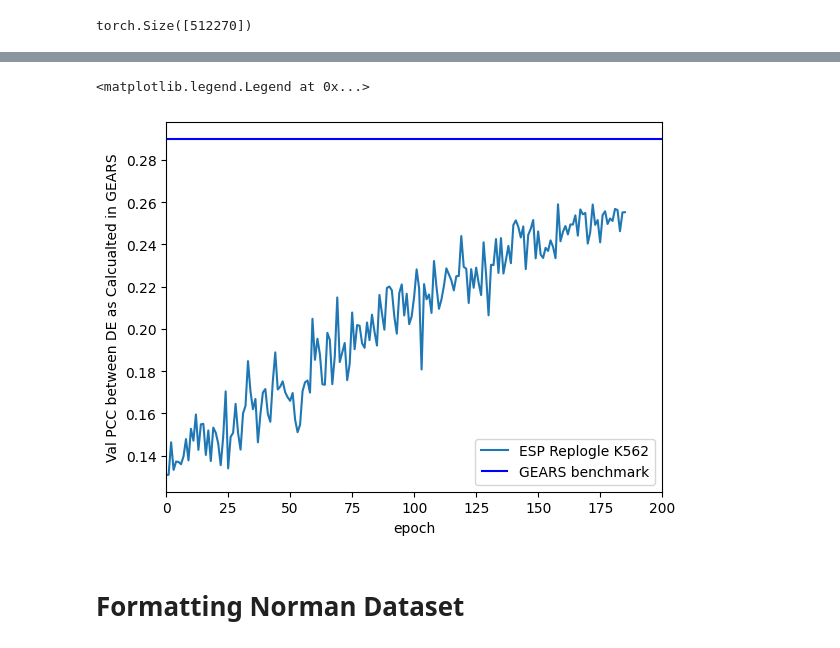
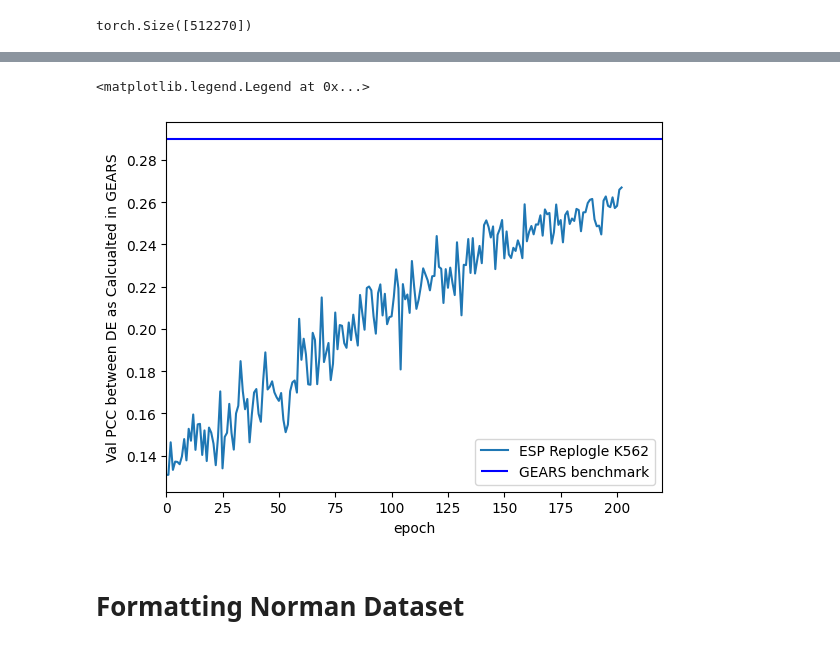
Before and after one commit to synthetic-tensors/caduceus, a Jupyter notebook: crispr_data_wrangling.ipynb, the cells around one changed output, grey strips where cells are left out. Saved outputs shown, nothing was run; the diff lists cells and outputs as text; code cells hidden in the pictures.

```diff
--- a/crispr_data_wrangling.ipynb
+++ b/crispr_data_wrangling.ipynb
@@ -976,8 +978,0 @@ lof, laf= get_files(10)
-# %%
-lof_c= [torch.cat(x) for x in lof]
-laf_c= [torch.cat(x) for x in laf]
-
-for x in lof_c:
-    print(x.shape)
-for x in laf_c:
-    print(x.shape)
@@ -1020,8 +998,10 @@ import os
 import torch
 def get_ctrl(rank):
     batch_size = 4
-    path = {'de':'dataset_gears_replogle_sgrna_de_bulk_8gpu',
-                'ex':'dataset_gears_replogle_sgrna_bulk_8gpu'}
+    #path = {'de':'dataset_gears_replogle_sgrna_de_bulk_8gpu',
+    #            'ex':'dataset_gears_replogle_sgrna_bulk_8gpu'}
+    path = {'de':'dataset_gears_norman_sgrna_de_bulk_8gpu',
+                'ex':'dataset_gears_norman_sgrna_bulk_8gpu'}
     res = {}
     for k,v in path.items():
         dataset = datasets.load_from_disk(os.path.join(v,f'gpu_{rank}')).with_format('torch')
@@ -1158,9 +1138,10 @@ torch.Size([512270])
 # %%
 from torch.nn import functional as F
 coefs = []
-max_epoch=90
+max_epoch=10
 for i in range(max_epoch):
-    path = 'outputs/2024-12-16'
+    path = 'outputs/2024-12-17/03-05-32'
+    #path = 'outputs/2024-12-16'
     #path = 'outputs/2024-12-15'
     lofn, lafn = get_files(i,path)
     lode = ctrl_norm-lofn
@@ -1170,8 +1151,9 @@ for i in range(max_epoch):
     #fast_plot(lade,lode,"Labels","Logits")
 #plt.show
 plt.figure()
-fast_plot(lade,lode,"Labels","Logits")
-#plt.xlim(10,30)
-#plt.ylim(-0.3,0.3)
+#fast_plot(lade,lode,"Labels","Logits")
+plt.plot(lade,lode,'o',alpha=0.1)
+plt.xlim(-0.3,0.3)
+plt.ylim(-0.3,0.3)
 #plt.plot(list(range(max_epoch)), coefs)
 # %% [output]
@@ -1179,3 +1162,4 @@ RuntimeError: torch.cat(): expected a non-empty list of Tensors
 # %%
 #coefs=coefs_save
-#coefs_save=coefs
+coefs_save+=coefs
+#coefs_save = coefs
@@ -1182,14 +1177,14 @@ RuntimeError: torch.cat(): expected a non-empty list of Tensors
 # %%
-plt.plot(list(range(max_epoch+99)), coefs_save+coefs, label="ESP Replogle K562")
+plt.plot(list(range(max_epoch+200)), coefs_save+coefs, label="ESP Replogle K562")
 #plt.vlines(99,min(coefs_save),0.31,'r')
-plt.hlines(0.29, 0, 200,'b',label='GEARS benchmark')
-plt.xlim(0,200)
+plt.hlines(0.29, 0, 220,'b',label='GEARS benchmark')
+plt.xlim(0,220)
 plt.xlabel('epoch')
 plt.ylabel('Val PCC between DE as Calcualted in GEARS')
 plt.legend(loc='lower right')
 # %% [output]
 <matplotlib.legend.Legend at 0x...>
-[figure, old version]
+[figure, new version]
 # %% [markdown]
 # Formatting Norman Dataset
 # %%
```
Also changed, not shown: parts of 16 cells of this notebook, 2 other files.
